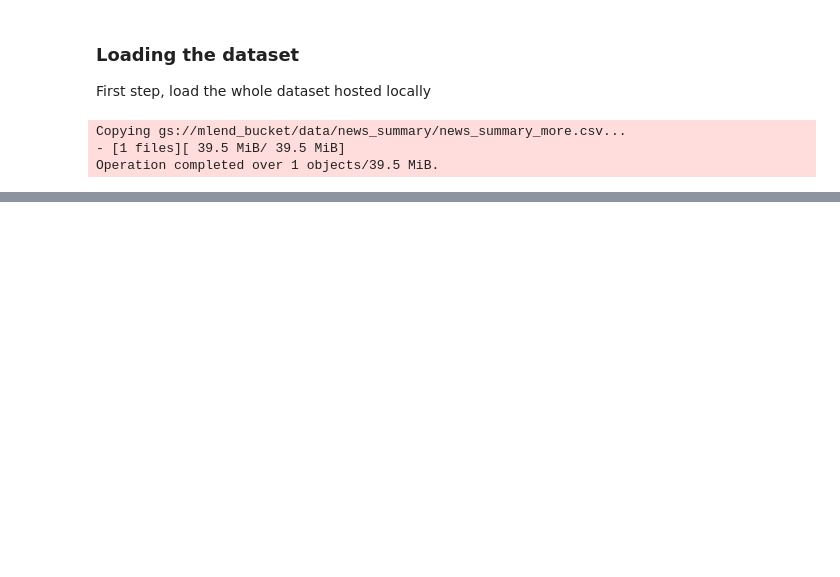
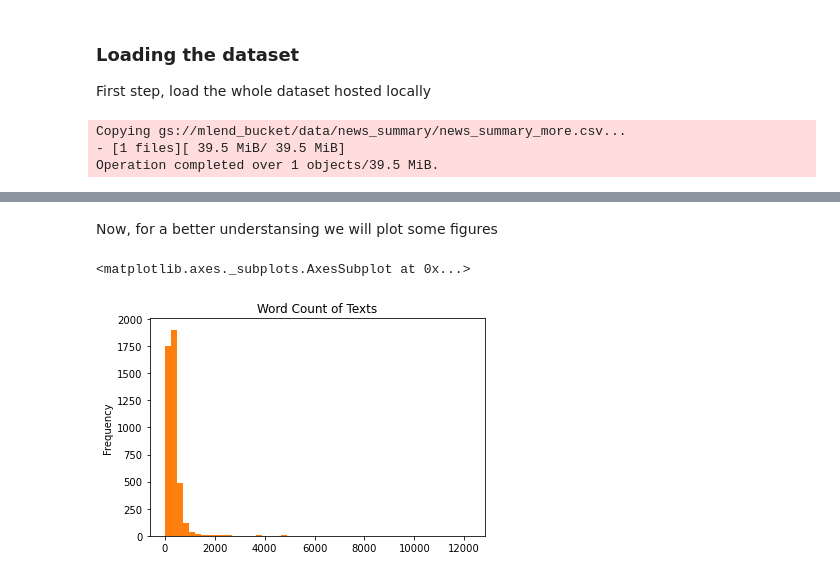
Before and after one commit to edumunozsala/MLE_Capstone_Text_Summarization, a Jupyter notebook: data_analysis/Text_summarization_EDA.ipynb, the cells around one changed output, grey strips where cells are left out. Cells and saved outputs as stored; diff of their text form; code cells hidden in the pictures; blank space fills up the shorter version.

```diff
--- a/data_analysis/Text_summarization_EDA.ipynb
+++ b/data_analysis/Text_summarization_EDA.ipynb
@@ -51,0 +71,5 @@ summary['ctext'][0]
+# %%
+summary.drop_duplicates(subset=["ctext"],inplace=True)
+summary.dropna(inplace=True)
+summary.reset_index(drop=True,inplace=True)
+summary.describe()
@@ -51,0 +84,4 @@ summary['ctext'][0]
+# %%
+dataset = summary[['text','ctext']].copy()
+dataset.columns = ['summary','text']
+dataset.head(5)
@@ -51,0 +100,3 @@ summary['ctext'][0]
+# %%
+#Define some global variables for text processing
+punc = string.punctuation
@@ -51,0 +111,15 @@ summary['ctext'][0]
+# %%
+dataset['sum_word_count'] = dataset['summary'].apply(lambda x : len(x.split()))
+dataset['text_word_count'] = dataset['text'].apply(lambda x : len(x.split()))
+dataset['sum_char_count'] = dataset['summary'].apply(lambda x : len(x.replace(" ","")))
+dataset['text_char_count'] = dataset['text'].apply(lambda x : len(x.replace(" ","")))
+dataset['sum_word_density'] = dataset['sum_word_count'] / (dataset['sum_char_count'] + 1)
+dataset['text_word_density'] = dataset['text_word_count'] / (dataset['text_char_count'] + 1)
+
+dataset['sum_punc_count'] = dataset['summary'].apply(lambda x : len([a for a in x if a in punc]))
+dataset['text_punc_count'] = dataset['text'].apply(lambda x : len([a for a in x if a in punc]))
+
+# Stopwords count######
+
+print(dataset[['sum_word_count', 'sum_char_count', 'sum_word_density', 'sum_punc_count']].head(5))
+print(dataset[['text_word_count', 'text_char_count', 'text_word_density', 'text_punc_count']].head(5))
@@ -51,0 +139,9 @@ summary['ctext'][0]
+# %% [markdown]
+Now, for a better understansing we will plot some figures
+# %%
+dataset['sum_word_count'].plot.hist(bins=20,title='Word Count of Summaries')
+dataset['text_word_count'].plot.hist(bins=50,title='Word Count of Texts')
+#,ylabel='Word Count'
+# %% [output]
+<matplotlib.axes._subplots.AxesSubplot at 0x...>
+[figure, added]
```
Also changed, not shown: parts of 27 cells of this notebook.
